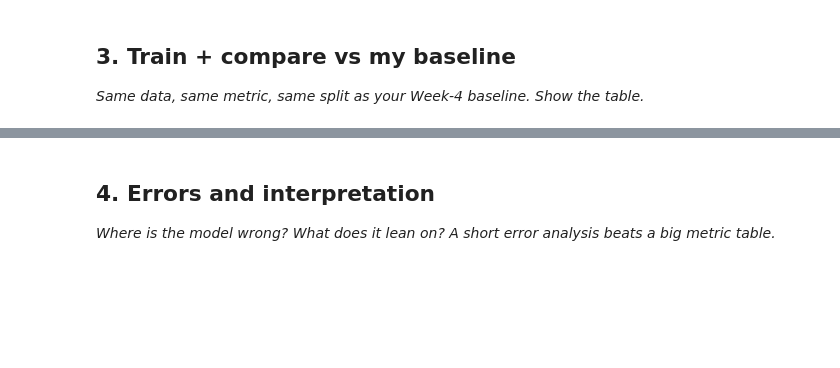
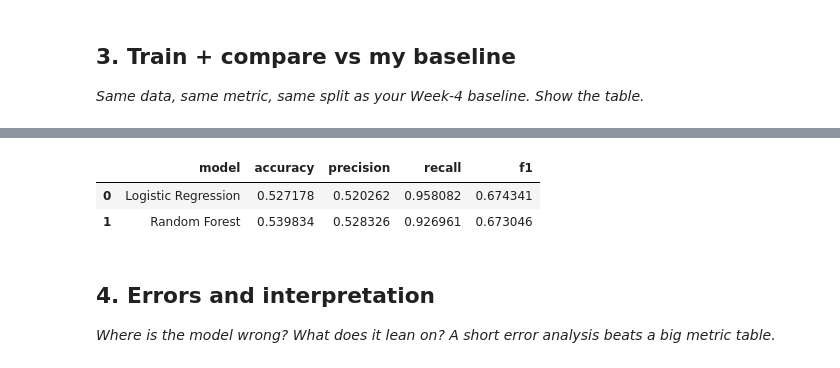
Before and after one commit to tabassumrafiq/flyrank-ml-internship, a Jupyter notebook: work/notebooks/w05_model.ipynb, the cells around one changed output, grey strips where cells are left out. Saved outputs shown, nothing was run; the diff lists cells and outputs as text; code cells hidden in the pictures; blank space fills up the shorter version.

```diff
--- a/work/notebooks/w05_model.ipynb
+++ b/work/notebooks/w05_model.ipynb
@@ -20,0 +267,17 @@ This skeleton is yours to fill. Work the sections **in order** — each one has
+# %%
+rf_model = Pipeline([
+    ("imputer", SimpleImputer(strategy="median")),
+    ("model", RandomForestClassifier(
+        n_estimators=200,
+        max_depth=6,
+        random_state=RANDOM_STATE,
+        n_jobs=-1
+    ))
+])
+
+rf_model.fit(X_train, y_train)
+
+rf_prob = rf_model.predict_proba(X_test)[:, 1]
+rf_pred = (rf_prob >= 0.5).astype(int)
+
+print("Random Forest trained.")
@@ -21,3 +362,26 @@ This skeleton is yours to fill. Work the sections **in order** — each one has
+# %%
+classification_results = pd.DataFrame([
+    {
+        "model": "Logistic Regression",
+        "accuracy": accuracy_score(y_test, logistic_pred),
+        "precision": precision_score(y_test, logistic_pred, zero_division=0),
+        "recall": recall_score(y_test, logistic_pred, zero_division=0),
+        "f1": f1_score(y_test, logistic_pred, zero_division=0)
+    },
+    {
+        "model": "Random Forest",
+        "accuracy": accuracy_score(y_test, rf_pred),
+        "precision": precision_score(y_test, rf_pred, zero_division=0),
+        "recall": recall_score(y_test, rf_pred, zero_division=0),
+        "f1": f1_score(y_test, rf_pred, zero_division=0)
+    }
+])
+
+display(classification_results)
+# %% [output]
+|  | model | accuracy | precision | recall | f1 |
+| 0 | Logistic Regression | 0.527178 | 0.520262 | 0.958082 | 0.674341 |
+| 1 | Random Forest | 0.539834 | 0.528326 | 0.926961 | 0.673046 |
 # %% [markdown]
 ## 4. Errors and interpretation
 
```
Also changed, not shown: parts of 23 cells of this notebook.
